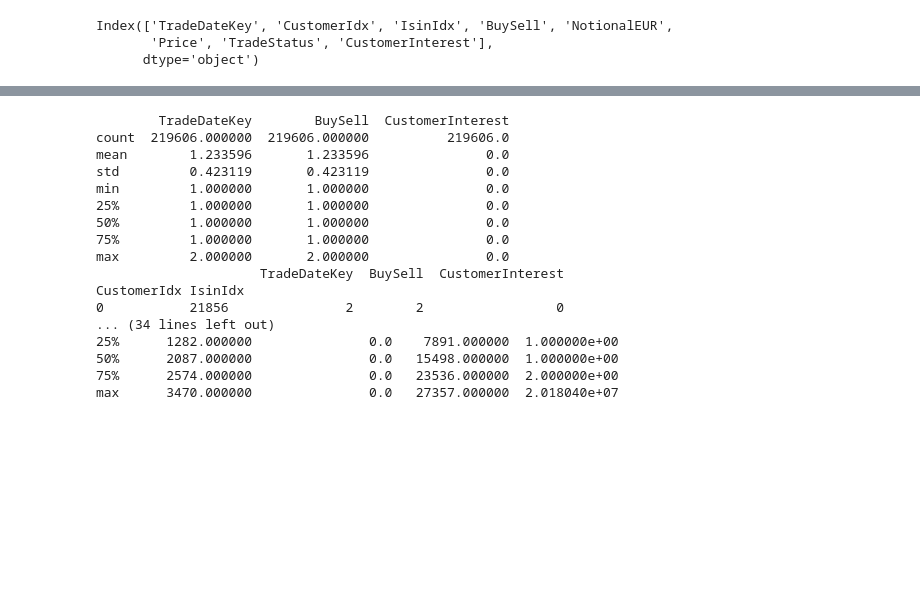
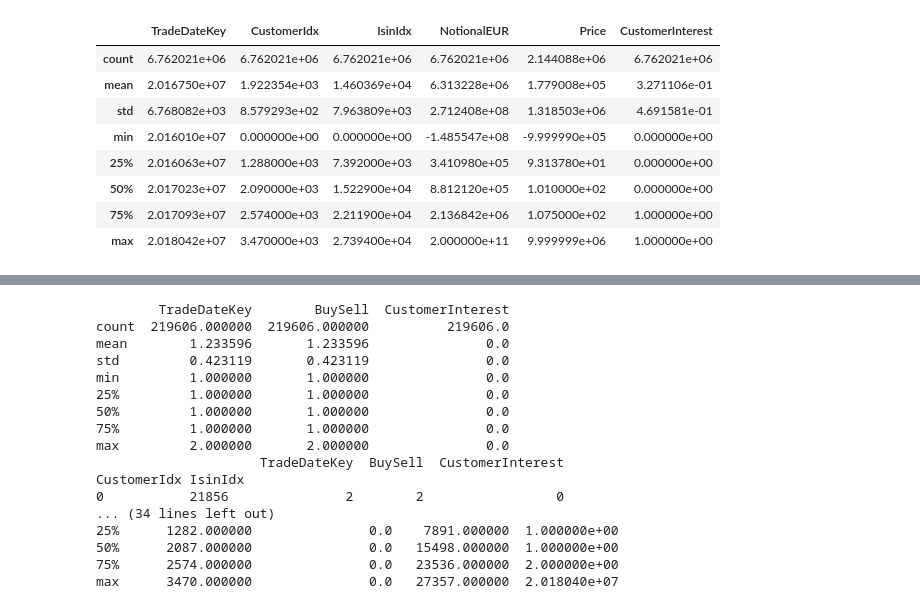
Before and after one commit to FilippoPedrazziniFP/DSG, a Jupyter notebook: notebooks/trade_analysis.ipynb, the cells around one changed output, grey strips where cells are left out. Saved outputs shown, nothing was run; the diff lists cells and outputs as text; code cells hidden in the pictures; blank space fills up the shorter version.

```diff
--- a/notebooks/trade_analysis.ipynb
+++ b/notebooks/trade_analysis.ipynb
@@ -9,7 +9,14 @@ TRADE_DATA = "../data/Trade.csv"
 # %%
 df_trade = pd.read_csv(TRADE_DATA)
 df_trade.columns
+df_trade.describe()
 # %% [output]
-Index(['TradeDateKey', 'CustomerIdx', 'IsinIdx', 'BuySell', 'NotionalEUR',
-       'Price', 'TradeStatus', 'CustomerInterest'],
-      dtype='object')
+|  | TradeDateKey | CustomerIdx | IsinIdx | NotionalEUR | Price | CustomerInterest |
+| count | 6.762021e+06 | 6.762021e+06 | 6.762021e+06 | 6.762021e+06 | 2.144088e+06 | 6.762021e+06 |
+| mean | 2.016750e+07 | 1.922354e+03 | 1.460369e+04 | 6.313228e+06 | 1.779008e+05 | 3.271106e-01 |
+| std | 6.768082e+03 | 8.579293e+02 | 7.963809e+03 | 2.712408e+08 | 1.318503e+06 | 4.691581e-01 |
+| min | 2.016010e+07 | 0.000000e+00 | 0.000000e+00 | -1.485547e+08 | -9.999990e+05 | 0.000000e+00 |
+| 25% | 2.016063e+07 | 1.288000e+03 | 7.392000e+03 | 3.410980e+05 | 9.313780e+01 | 0.000000e+00 |
+| 50% | 2.017023e+07 | 2.090000e+03 | 1.522900e+04 | 8.812120e+05 | 1.010000e+02 | 0.000000e+00 |
+| 75% | 2.017093e+07 | 2.574000e+03 | 2.211900e+04 | 2.136842e+06 | 1.075000e+02 | 1.000000e+00 |
+| max | 2.018042e+07 | 3.470000e+03 | 2.739400e+04 | 2.000000e+11 | 9.999999e+06 | 1.000000e+00 |
```
Also changed, not shown: parts of 1 cell of this notebook, 10 other files.
